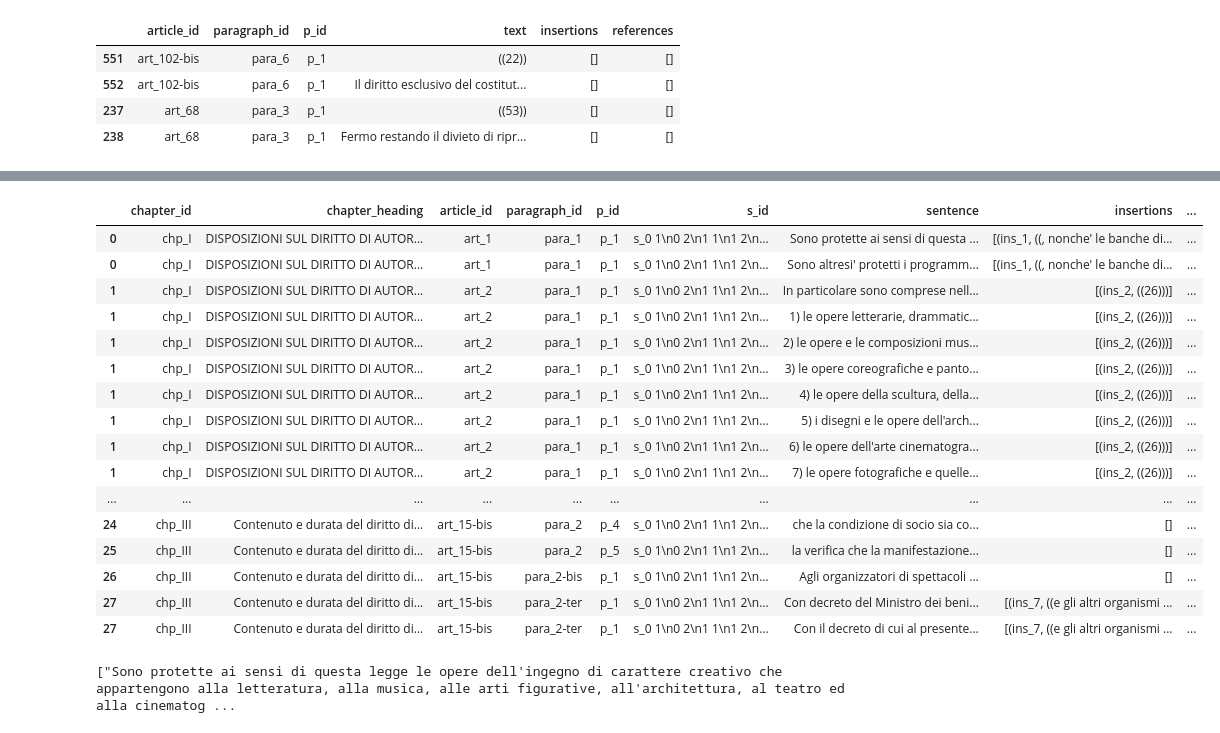
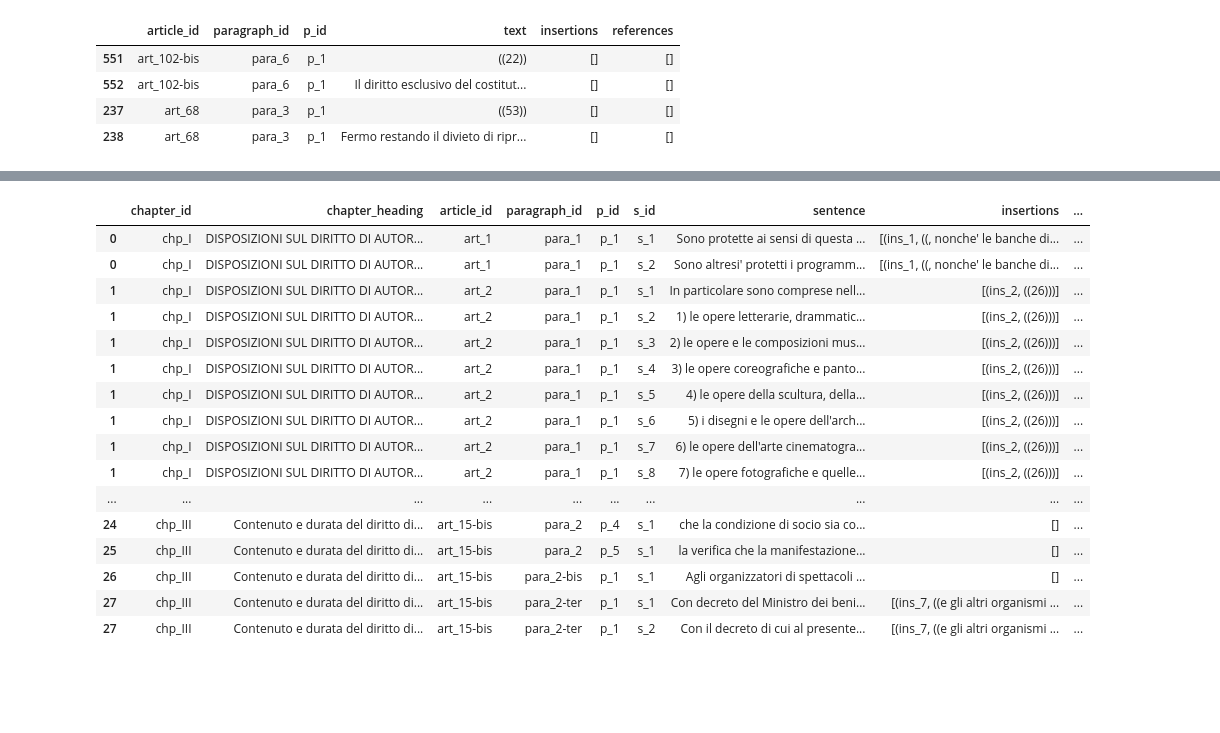
Before and after one commit to AlessioNar/semanticannotation, a Jupyter notebook: data_extraction.ipynb, the cells around one changed output, grey strips where cells are left out. Cells and saved outputs as stored; diff of their text form; code cells hidden in the pictures; blank space fills up the shorter version.

```diff
--- a/data_extraction.ipynb
+++ b/data_extraction.ipynb
@@ -229,50 +229,50 @@ df_chapters[df_chapters['s_id'].apply(lambda x: len(x)) != df_chapters['sentence
 # Delete the parts_index column
 df_chapters = df_chapters.drop(columns=['s_id'])
 
 # Explode the dataframe based on the parts column
 
 df_chapters = df_chapters.explode('sentence')
 
 # Now we need to group the dataframe by article_id, paragraph_id and p_id and then create a new column with the index of the parts
 
 # Group the dataframe by article_id, paragraph_id and p_id and then create a new column with the index of the parts
 df_chapters['s_id'] = df_chapters.groupby(['article_id', 'paragraph_id', 'p_id']).cumcount() + 1
 
+# Make the s_id column a string and add the prefix 's_'
+
+df_chapters['s_id'] = 's_' + df_chapters['s_id'].astype(str)
+
 # Reorder the columns
 
 df_chapters = df_chapters[['chapter_id', 'chapter_heading', 'article_id', 'paragraph_id', 'p_id', 's_id', 'sentence', 'insertions', 'references']]
 
 # Explode the dataframe based on the parts column
 #df_chapters = df_chapters.explode('parts')
 
 # Explode the dataframe based on the parts_index column
 #df_chapters = df_chapters.explode('parts_index')
 
 
 
 # Removing the empty lists
 #df_chapters = df_chapters[df_chapters['parts'].str.len() > 0]
 
 df_chapters.head(50)
 # %% [output]
 |  | chapter_id | chapter_heading | article_id | paragraph_id | p_id | s_id | sentence | insertions | ... |
-| 0 | chp_I | DISPOSIZIONI SUL DIRITTO DI AUTOR... | art_1 | para_1 | p_1 | s_0 1\n0 2\n1 1\n1 2\n... | Sono protette ai sensi di questa ... | [(ins_1, ((, nonche' le banche di... | ... |
-| 0 | chp_I | DISPOSIZIONI SUL DIRITTO DI AUTOR... | art_1 | para_1 | p_1 | s_0 1\n0 2\n1 1\n1 2\n... | Sono altresi' protetti i programm... | [(ins_1, ((, nonche' le banche di... | ... |
-| 1 | chp_I | DISPOSIZIONI SUL DIRITTO DI AUTOR... | art_2 | para_1 | p_1 | s_0 1\n0 2\n1 1\n1 2\n... | In particolare sono comprese nell... | [(ins_2, ((26)))] | ... |
-| 1 | chp_I | DISPOSIZIONI SUL DIRITTO DI AUTOR... | art_2 | para_1 | p_1 | s_0 1\n0 2\n1 1\n1 2\n... | 1) le opere letterarie, drammatic... | [(ins_2, ((26)))] | ... |
-| 1 | chp_I | DISPOSIZIONI SUL DIRITTO DI AUTOR... | art_2 | para_1 | p_1 | s_0 1\n0 2\n1 1\n1 2\n... | 2) le opere e le composizioni mus... | [(ins_2, ((26)))] | ... |
-| 1 | chp_I | DISPOSIZIONI SUL DIRITTO DI AUTOR... | art_2 | para_1 | p_1 | s_0 1\n0 2\n1 1\n1 2\n... | 3) le opere coreografiche e panto... | [(ins_2, ((26)))] | ... |
-| 1 | chp_I | DISPOSIZIONI SUL DIRITTO DI AUTOR... | art_2 | para_1 | p_1 | s_0 1\n0 2\n1 1\n1 2\n... | 4) le opere della scultura, della... | [(ins_2, ((26)))] | ... |
-| 1 | chp_I | DISPOSIZIONI SUL DIRITTO DI AUTOR... | art_2 | para_1 | p_1 | s_0 1\n0 2\n1 1\n1 2\n... | 5) i disegni e le opere dell'arch... | [(ins_2, ((26)))] | ... |
-| 1 | chp_I | DISPOSIZIONI SUL DIRITTO DI AUTOR... | art_2 | para_1 | p_1 | s_0 1\n0 2\n1 1\n1 2\n... | 6) le opere dell'arte cinematogra... | [(ins_2, ((26)))] | ... |
-| 1 | chp_I | DISPOSIZIONI SUL DIRITTO DI AUTOR... | art_2 | para_1 | p_1 | s_0 1\n0 2\n1 1\n1 2\n... | 7) le opere fotografiche e quelle... | [(ins_2, ((26)))] | ... |
+| 0 | chp_I | DISPOSIZIONI SUL DIRITTO DI AUTOR... | art_1 | para_1 | p_1 | s_1 | Sono protette ai sensi di questa ... | [(ins_1, ((, nonche' le banche di... | ... |
+| 0 | chp_I | DISPOSIZIONI SUL DIRITTO DI AUTOR... | art_1 | para_1 | p_1 | s_2 | Sono altresi' protetti i programm... | [(ins_1, ((, nonche' le banche di... | ... |
+| 1 | chp_I | DISPOSIZIONI SUL DIRITTO DI AUTOR... | art_2 | para_1 | p_1 | s_1 | In particolare sono comprese nell... | [(ins_2, ((26)))] | ... |
+| 1 | chp_I | DISPOSIZIONI SUL DIRITTO DI AUTOR... | art_2 | para_1 | p_1 | s_2 | 1) le opere letterarie, drammatic... | [(ins_2, ((26)))] | ... |
+| 1 | chp_I | DISPOSIZIONI SUL DIRITTO DI AUTOR... | art_2 | para_1 | p_1 | s_3 | 2) le opere e le composizioni mus... | [(ins_2, ((26)))] | ... |
+| 1 | chp_I | DISPOSIZIONI SUL DIRITTO DI AUTOR... | art_2 | para_1 | p_1 | s_4 | 3) le opere coreografiche e panto... | [(ins_2, ((26)))] | ... |
+| 1 | chp_I | DISPOSIZIONI SUL DIRITTO DI AUTOR... | art_2 | para_1 | p_1 | s_5 | 4) le opere della scultura, della... | [(ins_2, ((26)))] | ... |
+| 1 | chp_I | DISPOSIZIONI SUL DIRITTO DI AUTOR... | art_2 | para_1 | p_1 | s_6 | 5) i disegni e le opere dell'arch... | [(ins_2, ((26)))] | ... |
+| 1 | chp_I | DISPOSIZIONI SUL DIRITTO DI AUTOR... | art_2 | para_1 | p_1 | s_7 | 6) le opere dell'arte cinematogra... | [(ins_2, ((26)))] | ... |
+| 1 | chp_I | DISPOSIZIONI SUL DIRITTO DI AUTOR... | art_2 | para_1 | p_1 | s_8 | 7) le opere fotografiche e quelle... | [(ins_2, ((26)))] | ... |
 | ... | ... | ... | ... | ... | ... | ... | ... | ... | ... |
-| 24 | chp_III | Contenuto e durata del diritto di... | art_15-bis | para_2 | p_4 | s_0 1\n0 2\n1 1\n1 2\n... | che la condizione di socio sia co... | [] | ... |
-| 25 | chp_III | Contenuto e durata del diritto di... | art_15-bis | para_2 | p_5 | s_0 1\n0 2\n1 1\n1 2\n... | la verifica che la manifestazione... | [] | ... |
-| 26 | chp_III | Contenuto e durata del diritto di... | art_15-bis | para_2-bis | p_1 | s_0 1\n0 2\n1 1\n1 2\n... | Agli organizzatori di spettacoli ... | [] | ... |
-| 27 | chp_III | Contenuto e durata del diritto di... | art_15-bis | para_2-ter | p_1 | s_0 1\n0 2\n1 1\n1 2\n... | Con decreto del Ministro dei beni... | [(ins_7, ((e gli altri organismi ... | ... |
-| 27 | chp_III | Contenuto e durata del diritto di... | art_15-bis | para_2-ter | p_1 | s_0 1\n0 2\n1 1\n1 2\n... | Con il decreto di cui al presente... | [(ins_7, ((e gli altri organismi ... | ... |
+| 24 | chp_III | Contenuto e durata del diritto di... | art_15-bis | para_2 | p_4 | s_1 | che la condizione di socio sia co... | [] | ... |
+| 25 | chp_III | Contenuto e durata del diritto di... | art_15-bis | para_2 | p_5 | s_1 | la verifica che la manifestazione... | [] | ... |
+| 26 | chp_III | Contenuto e durata del diritto di... | art_15-bis | para_2-bis | p_1 | s_1 | Agli organizzatori di spettacoli ... | [] | ... |
+| 27 | chp_III | Contenuto e durata del diritto di... | art_15-bis | para_2-ter | p_1 | s_1 | Con decreto del Ministro dei beni... | [(ins_7, ((e gli altri organismi ... | ... |
+| 27 | chp_III | Contenuto e durata del diritto di... | art_15-bis | para_2-ter | p_1 | s_2 | Con il decreto di cui al presente... | [(ins_7, ((e gli altri organismi ... | ... |
-# %%
-print(df_chapters['parts'][0])
-# %% [output]
-["Sono protette ai sensi di questa legge le opere dell'ingegno di carattere creativo che appartengono alla letteratura, alla musica, alle arti figurative, all'architettura, al teatro ed alla cinematog ...
```
Also changed, not shown: parts of 2 cells of this notebook.
